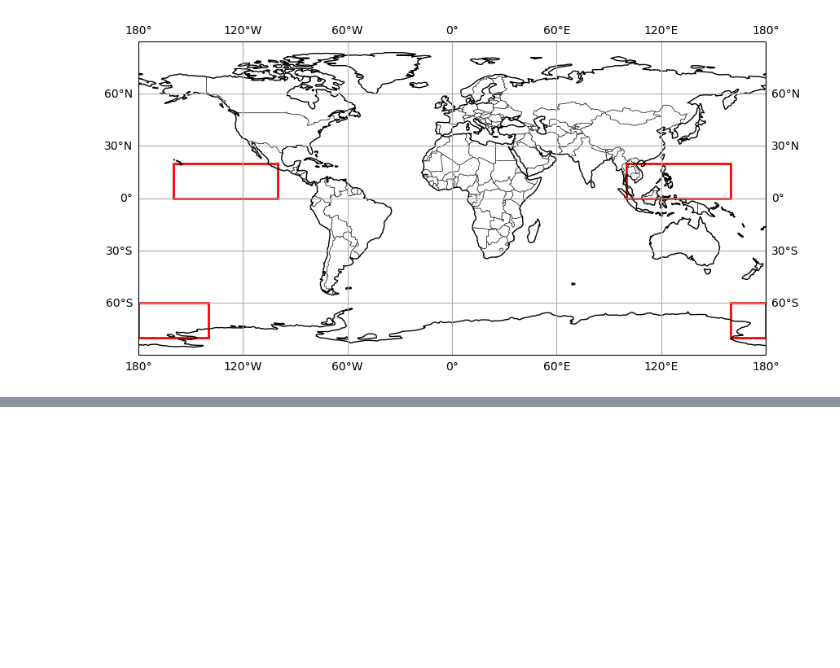
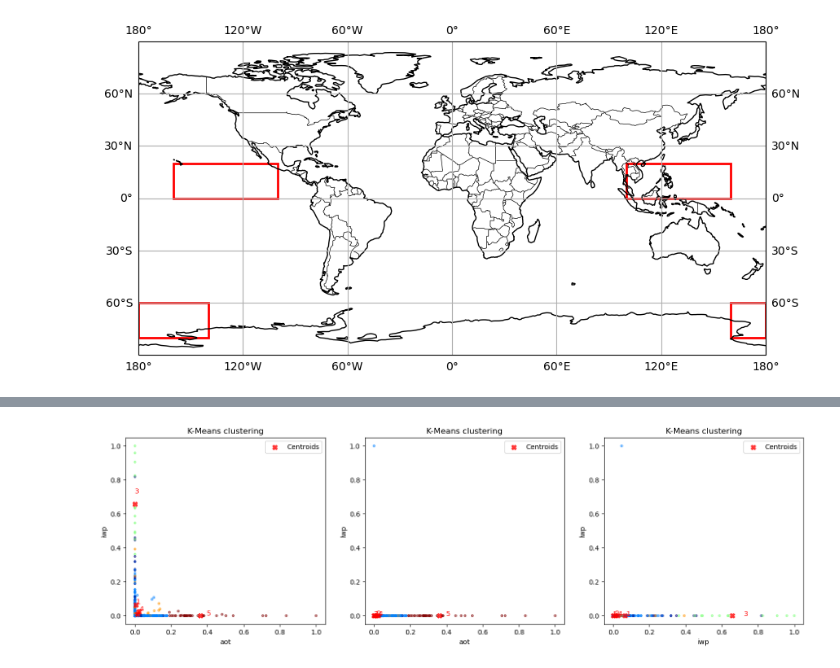
Before and after one commit to giacom0rovers1/earthcare_aerosol_cloud_interactions, a Jupyter notebook: OpenChallangeNotebook-Ch1-EarthCARE_Cloud_Aerosols_Interactions.ipynb, the cells around one changed output, grey strips where cells are left out. Drawn from its saved outputs; the diff is of its cells as text; code cells hidden in the pictures; blank space fills up the shorter version.

```diff
--- a/OpenChallangeNotebook-Ch1-EarthCARE_Cloud_Aerosols_Interactions.ipynb
+++ b/OpenChallangeNotebook-Ch1-EarthCARE_Cloud_Aerosols_Interactions.ipynb
@@ -342,0 +551,6 @@ challenge_1min_complete
+# %%
+k = 5
+
+# Applichiamo K-Means
+kmeans = KMeans(n_clusters=k, random_state=42, n_init=10)
+y_kmeans = kmeans.fit_predict(x)
@@ -342,0 +566,19 @@ challenge_1min_complete
+# %%
+def plot_kmeans(x, varX, varY, ax=None):
+
+    if not ax:
+        fig, ax = plt.subplots()
+
+    # Visualizziamo i dati colorati in base ai cluster trovati
+    ax.scatter(x[:, vars[varX]], x[:, vars[varY]], c=y_kmeans, s=10, cmap='jet', alpha=0.5)  #'viridis')
+
+    # Mostriamo anche i centroidi
+    centers = kmeans.cluster_centers_
+    ax.scatter(centers[:, vars[varX]], centers[:,  vars[varY]], c='red', s=50, alpha=0.75, marker='X', label='Centroids')
+    for i in np.arange(1,6):
+        ax.text(centers[(i-1), vars[varX]]*1.1, centers[(i-1),  vars[varY]]*1.1, s=str(i), c='red')
+
+    ax.set_title("K-Means clustering")
+    ax.set_xlabel(varX)
+    ax.set_ylabel(varY)
+    ax.legend()
@@ -342,0 +602,20 @@ challenge_1min_complete
+# %%
+fig, axes = plt.subplots(1, 3, figsize=(18, 5))
+
+varX='aot'
+varY='iwp'
+
+plot_kmeans(x, varX, varY, ax=axes[0])
+
+varX='aot'
+varY='lwp'
+
+plot_kmeans(x, varX, varY, ax=axes[1])
+
+
+varX='iwp'
+varY='lwp'
+
+plot_kmeans(x, varX, varY, ax=axes[2])
+# %% [output]
+[figure, added]
```
Also changed, not shown: parts of 55 cells of this notebook, 3 other files.
